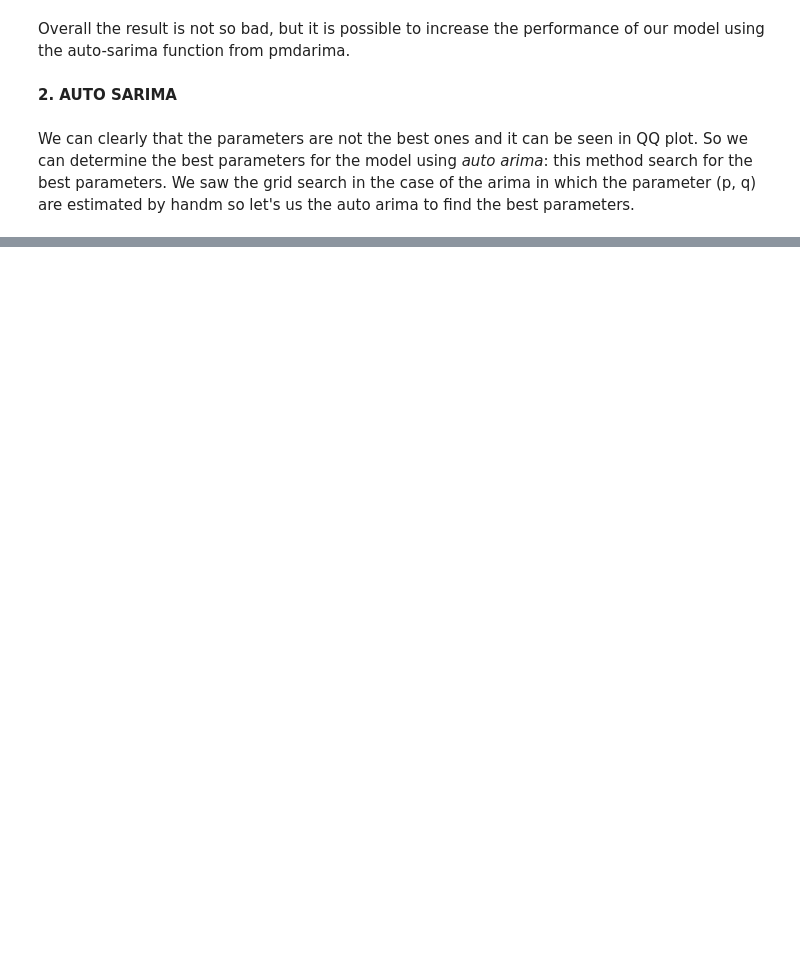
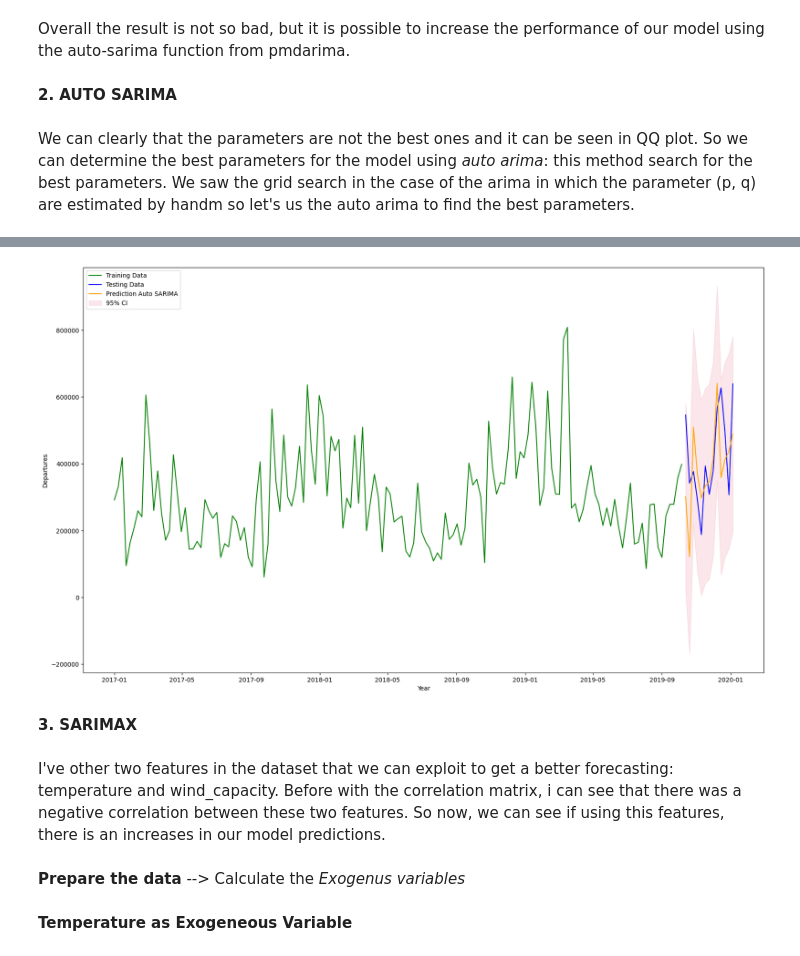
Before and after one commit to IsabellaPodavini/Statistical_Models, a Jupyter notebook: project.ipynb, the cells around one changed output, grey strips where cells are left out. Cells and saved outputs as stored; diff of their text form; code cells hidden in the pictures; blank space fills up the shorter version.

```diff
--- a/project.ipynb
+++ b/project.ipynb
@@ -649,0 +679,14 @@ S = 52
+# %%
+model_auto_SARIMA = result_auto_Sarima.get_prediction(start=data_test.index[0], end=data_test.index[-1])
+auto_Sarima_df = model_auto_SARIMA.summary_frame()
+plt.figure(figsize=(20,12))
+plt.plot(data_train, color='green', label='Training Data')
+plt.plot(data_test, color='blue', label='Testing Data')
+plt.plot(auto_Sarima_df['mean'], color='orange', label='Prediction Auto SARIMA')
+plt.fill_between(auto_Sarima_df.index, auto_Sarima_df['mean_ci_lower'], auto_Sarima_df['mean_ci_upper'], alpha=.1, color='crimson', label='95% CI')
+plt.xlabel('Year')
+plt.ylabel('Departures')
+plt.legend()
+plt.show()
+# %% [output]
+[figure, added]
@@ -649,0 +697,6 @@ S = 52
+# %% [markdown]
+**3. SARIMAX**
+# %% [markdown]
+I've other two features in the dataset that we can exploit to get a better forecasting: temperature and wind_capacity. Before with the correlation matrix, i can see that there was a negative correlation between these two features. So now, we can see if using this features, there is an increases in our model predictions.
+# %% [markdown]
+**Prepare the data** --> Calculate the *Exogenus variables*
@@ -649,0 +715,2 @@ S = 52
+# %% [markdown]
+**Temperature as Exogeneous Variable**
```
Also changed, not shown: parts of 48 cells of this notebook.
